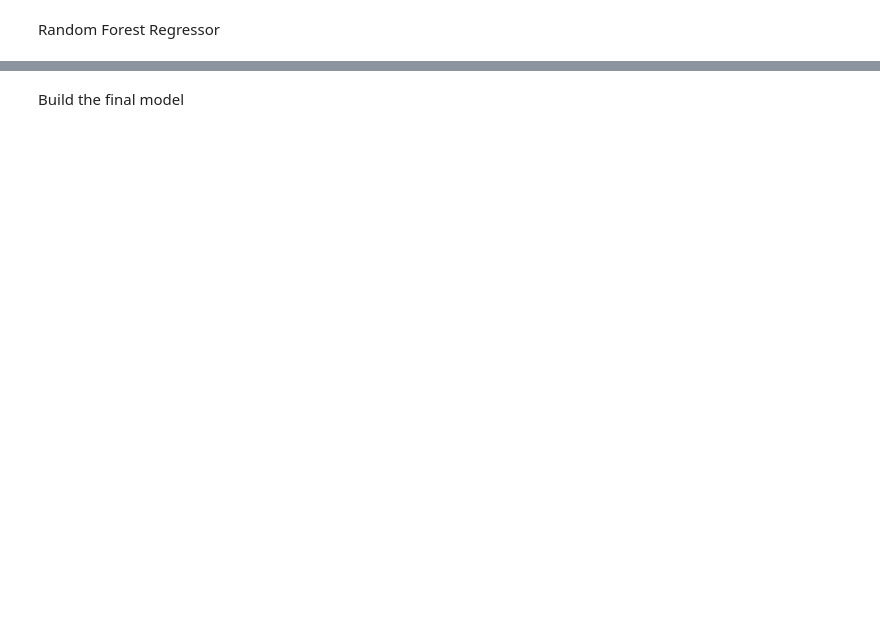
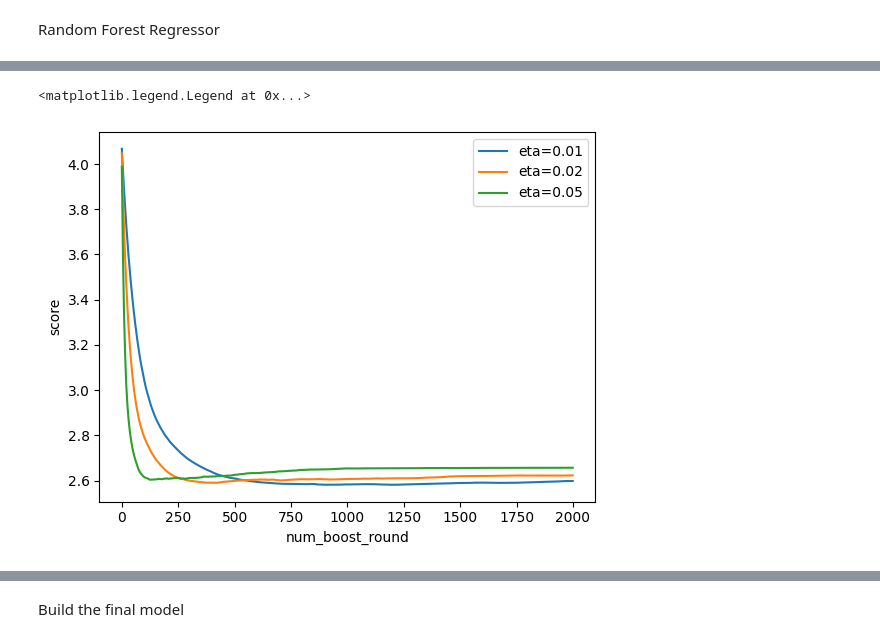
Before and after one commit to alexispdDev/student-performance-prediction, a Jupyter notebook: src/student_performance_prediction/main.ipynb, the cells around one changed output, grey strips where cells are left out. Cells and saved outputs as stored; diff of their text form; code cells hidden in the pictures; blank space fills up the shorter version.

```diff
--- a/src/student_performance_prediction/main.ipynb
+++ b/src/student_performance_prediction/main.ipynb
@@ -515,7 +596,13 @@ scores.keys()
 # %%
+# Remove eta=0.1, eta=0.3, eta=0.5, eta=0.8 and eta=1 for a better visualization.
 etas = [x for x in scores.keys() if x not in ['eta=0.1', 'eta=0.3', 'eta=0.5', 'eta=0.8', 'eta=1']]
 for eta in etas:
     df_scores = scores[eta]
     plt.plot(df_scores['num_iter'], df_scores['val_score'], label=eta)
+plt.xlabel('num_boost_round')
+plt.ylabel('score')
 plt.legend()
+# %% [output]
+<matplotlib.legend.Legend at 0x...>
+[figure, added]
 # %%
```
Also changed, not shown: parts of 41 cells of this notebook.
